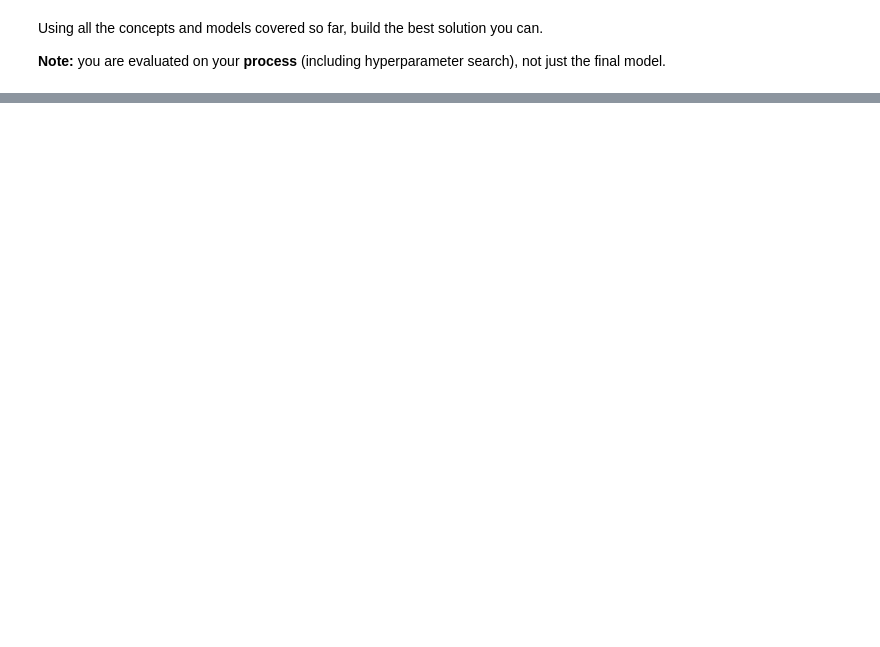
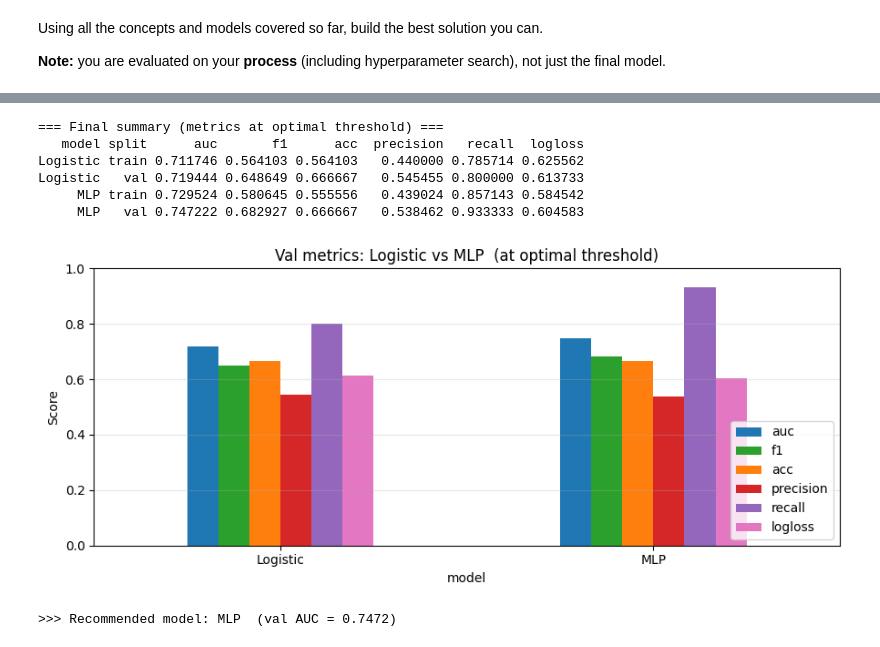
Before and after one commit to maxerrmax/Practica1_XNDL, a Jupyter notebook: Laboratory_partial.ipynb, the cells around one changed output, grey strips where cells are left out. Drawn from its saved outputs; the diff is of its cells as text; code cells hidden in the pictures; blank space fills up the shorter version.

```diff
--- a/Laboratory_partial.ipynb
+++ b/Laboratory_partial.ipynb
@@ -176,0 +815,38 @@ Using all the concepts and models covered so far, build the best solution you ca
+# %%
+# ══════════════════════════════════════════════
+# PART C) Final comparison & model selection
+# ══════════════════════════════════════════════
+
+summary = pd.DataFrame([
+    {"model": "Logistic", "split": "train", **m_train_log},
+    {"model": "Logistic", "split": "val",   **m_val_log},
+    {"model": "MLP",      "split": "train", **m_train_mlp},
+    {"model": "MLP",      "split": "val",   **m_val_mlp},
+])
+cols = ["model", "split", "auc", "f1", "acc", "precision", "recall", "logloss"]
+print("\n=== Final summary (metrics at optimal threshold) ===")
+print(summary[cols].to_string(index=False))
+
+# ── Bar chart: val metrics comparison
+val_summary = summary[summary["split"] == "val"].set_index("model")
+metric_cols  = ["auc", "f1", "acc", "precision", "recall", "logloss"]
+val_summary[metric_cols].plot(kind="bar", figsize=(9, 4), rot=0,
+                               color=["tab:blue","tab:green","tab:orange","tab:red","tab:purple","tab:pink"])
+plt.title("Val metrics: Logistic vs MLP  (at optimal threshold)")
+plt.ylabel("Score"); plt.ylim(0, 1)
+plt.legend(loc="lower right"); plt.grid(alpha=0.3, axis="y")
+plt.tight_layout(); plt.show()
+
+# ── Pick final model
+best_model_name = val_summary["auc"].idxmax()
+print(f"\n>>> Recommended model: {best_model_name}  "
+      f"(val AUC = {val_summary.loc[best_model_name, 'auc']:.4f})")
+# %% [output]
+=== Final summary (metrics at optimal threshold) ===
+   model split      auc       f1      acc  precision   recall  logloss
+Logistic train 0.711746 0.564103 0.564103   0.440000 0.785714 0.625562
+Logistic   val 0.719444 0.648649 0.666667   0.545455 0.800000 0.613733
+     MLP train 0.729524 0.580645 0.555556   0.439024 0.857143 0.584542
+     MLP   val 0.747222 0.682927 0.666667   0.538462 0.933333 0.604583
+[figure, added]
+>>> Recommended model: MLP  (val AUC = 0.7472)
```
Also changed, not shown: parts of 19 cells of this notebook.
